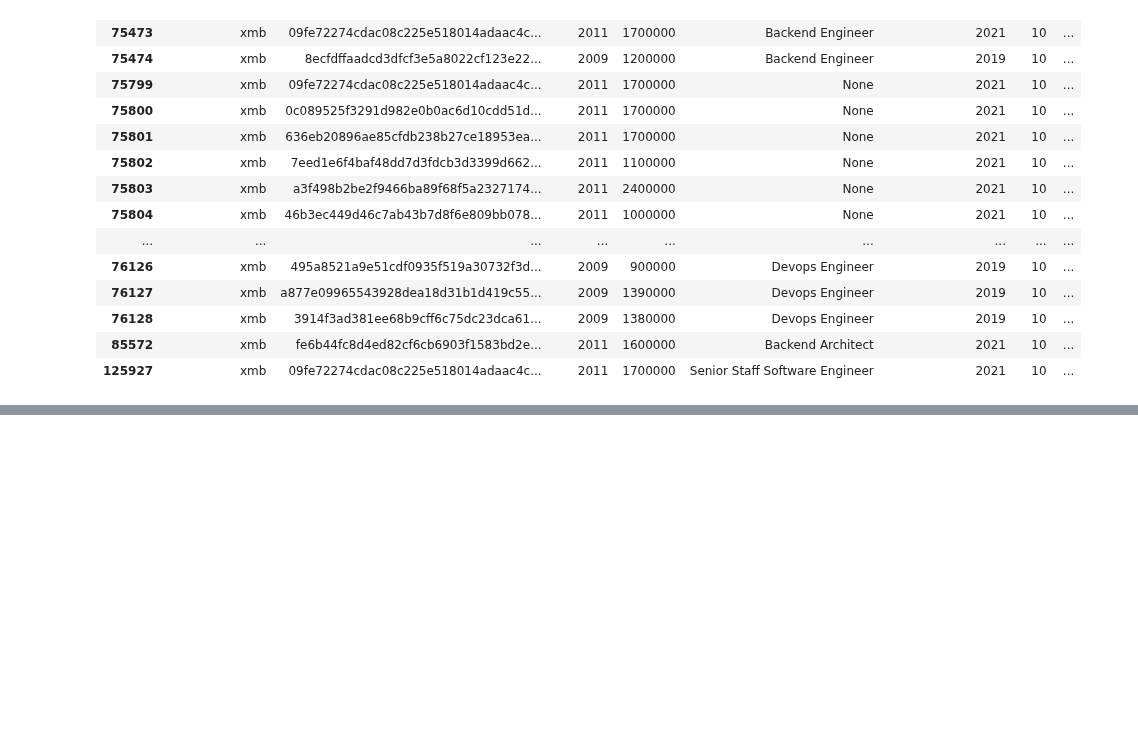
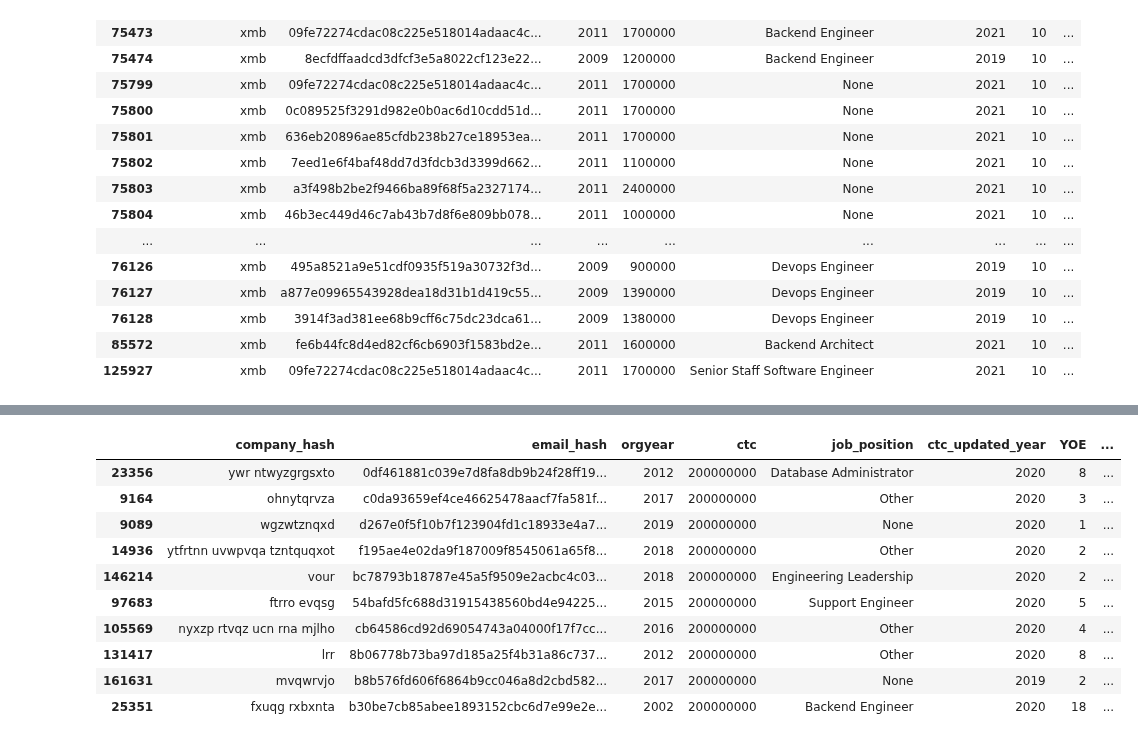
Before and after one commit to anidec25/Linear-Regression, a Jupyter notebook: clustering/scalar.ipynb, the cells around one changed output, grey strips where cells are left out. Cells and saved outputs as stored; diff of their text form; code cells hidden in the pictures; blank space fills up the shorter version.

```diff
--- a/clustering/scalar.ipynb
+++ b/clustering/scalar.ipynb
@@ -684,0 +750,15 @@ df[(df['company_hash'] == 'xmb') & (df['YOE'] == 10)]
+# %%
+# Top 10 Tier 1 employess by CTC
+df[df['label_by_company'] == 1].sort_values(by='ctc',ascending=False).head(10)
+# %% [output]
+|  | company_hash | email_hash | orgyear | ctc | job_position | ctc_updated_year | YOE | ... |
+| 23356 | ywr ntwyzgrgsxto | 0df461881c039e7d8fa8db9b24f28ff19... | 2012 | 200000000 | Database Administrator | 2020 | 8 | ... |
+| 9164 | ohnytqrvza | c0da93659ef4ce46625478aacf7fa581f... | 2017 | 200000000 | Other | 2020 | 3 | ... |
+| 9089 | wgzwtznqxd | d267e0f5f10b7f123904fd1c18933e4a7... | 2019 | 200000000 | None | 2020 | 1 | ... |
+| 14936 | ytfrtnn uvwpvqa tzntquqxot | f195ae4e02da9f187009f8545061a65f8... | 2018 | 200000000 | Other | 2020 | 2 | ... |
+| 146214 | vour | bc78793b18787e45a5f9509e2acbc4c03... | 2018 | 200000000 | Engineering Leadership | 2020 | 2 | ... |
+| 97683 | ftrro evqsg | 54bafd5fc688d31915438560bd4e94225... | 2015 | 200000000 | Support Engineer | 2020 | 5 | ... |
+| 105569 | nyxzp rtvqz ucn rna mjlho | cb64586cd92d69054743a04000f17f7cc... | 2016 | 200000000 | Other | 2020 | 4 | ... |
+| 131417 | lrr | 8b06778b73ba97d185a25f4b31a86c737... | 2012 | 200000000 | Other | 2020 | 8 | ... |
+| 161631 | mvqwrvjo | b8b576fd606f6864b9cc046a8d2cbd582... | 2017 | 200000000 | None | 2019 | 2 | ... |
+| 25351 | fxuqg rxbxnta | b30be7cb85abee1893152cbc6d7e99e2e... | 2002 | 200000000 | Backend Engineer | 2020 | 18 | ... |
```
Also changed, not shown: parts of 14 cells of this notebook.
